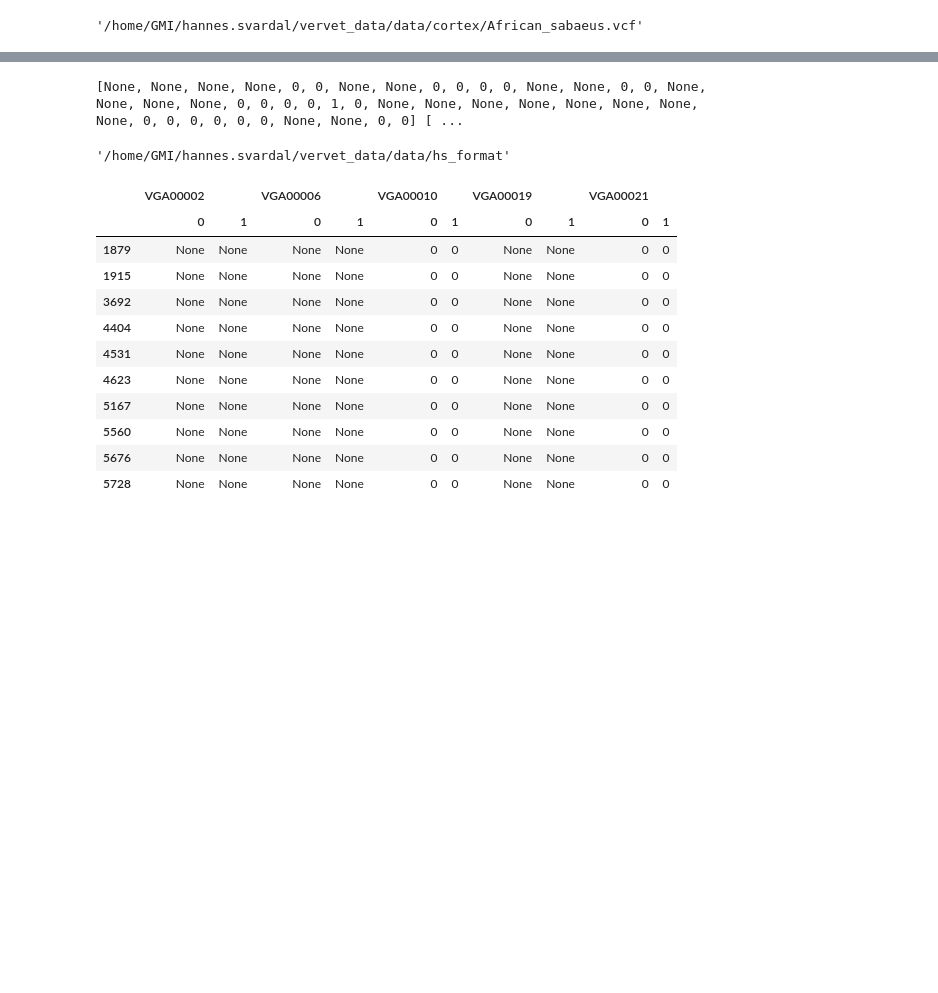
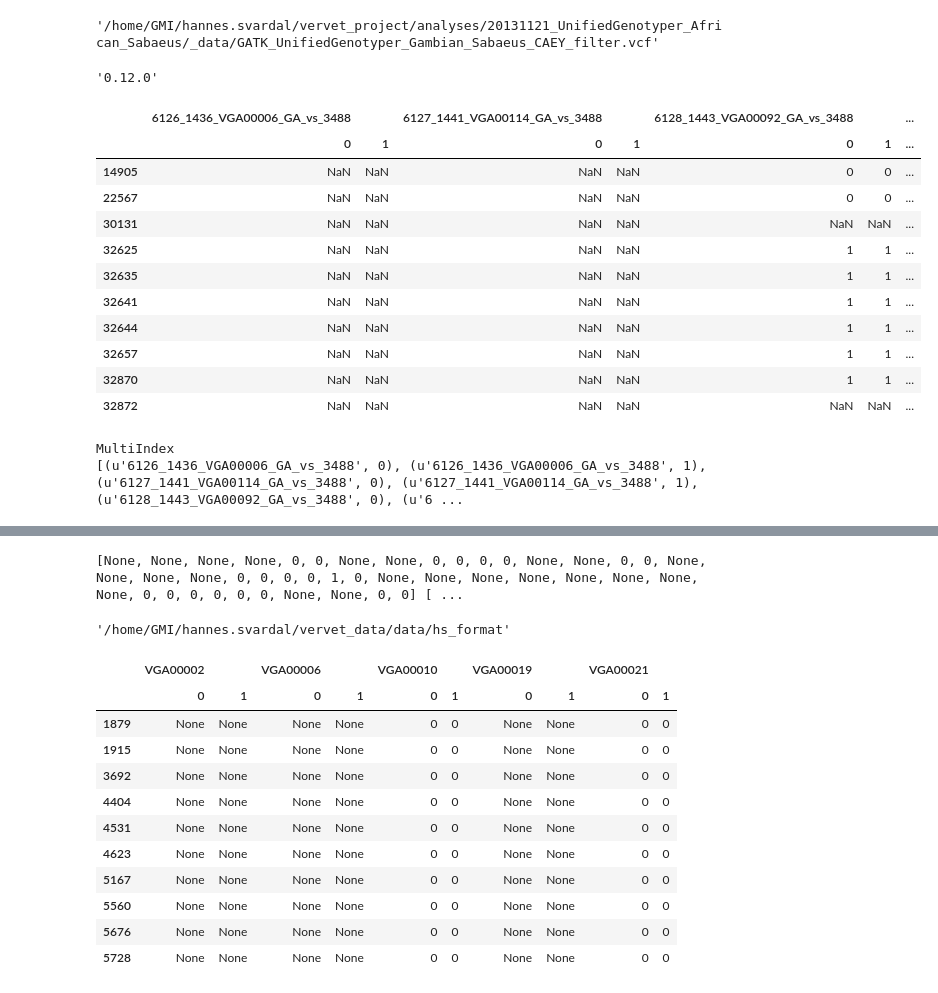
Before and after one commit to peterdfields/hs_vervet, a Jupyter notebook: notebooks/parse_vcf.ipynb, the cells around one changed output, grey strips where cells are left out. Drawn from its saved outputs; the diff is of its cells as text; code cells hidden in the pictures; blank space fills up the shorter version.

```diff
--- a/notebooks/parse_vcf.ipynb
+++ b/notebooks/parse_vcf.ipynb
@@ -8,7 +8,7 @@ import pandas as pd
 import hs_vervet.tools.hs_vervet_basics as hvb
 # %%
 vcf_fname=os.path.expanduser('~/vervet_data/data/cortex/African_sabaeus.vcf')
+# %%
+vcf_fname=os.path.expanduser('~/vervet_project/analyses/20131121_UnifiedGenotyper_African_Sabaeus/_data/GATK_UnifiedGenotyper_Gambian_Sabaeus_CAEY_filter.vcf')
 # %%
 vcf_reader = vcf.Reader(open(vcf_fname, 'r'))
-# %%
-vcf_reader = vcf.Reader(open(vcf_fname, 'r'))
@@ -174,14 +44,14 @@ def vcf_to_tsv(vcf_fname,tsv_basefname):
     tsv_basename=os.path.expanduser(tsv_basefname)
     hvb.try_make_dirs(os.path.dirname(tsv_basename))
 
-    genoytype_dict={None:[None,None],'0/0':[0,0],'0/1':[0,1],'1/0':[1,0],'1/1':[1,1]}
+    genoytype_dict={None:[None,None],'0/0':[0,0],'0/1':[0,1],'1/0':[1,0],'1/1':[1,1],'0/2':[0,2],'2/2':[2,2],'1/2':[1,2]}
 
     def make_df_and_save(genotypes,snp_metadata):
         data_df=pd.DataFrame(genotypes,columns=cols,index=np.array(snp_metadata)[:,1])
         meta_df=pd.DataFrame(snp_metadata,columns=['CHROM','POS','ID','REF','ALT'],index=np.array(snp_metadata)[:,1])
         hvb.save_genotype(data_df,tsv_basefname+"_"+meta_df['CHROM'].iloc[0]+'.tsv')
         meta_df.to_csv(tsv_basefname+"_"+meta_df['CHROM'].iloc[0]+'_metadata'+'.tsv',sep='\t')
-        #return data_df, meta_df
+        return data_df, meta_df
 
     with open(vcf_fname, 'r') as f:
         vcf_reader = vcf.Reader(f)
@@ -212,9 +82,9 @@ def vcf_to_tsv(vcf_fname,tsv_basefname):
                 snp_metadata.append(snp_metadata_row)
                 chrom_last=chrom_current
             #if i>1000: break
-        make_df_and_save(genotypes,snp_metadata)
-    #return data_df,meta_df
+        data_df,meta_df=make_df_and_save(genotypes,snp_metadata)
+    return data_df,meta_df
 # %%
 vcf_fname
 # %% [output]
-'/home/GMI/hannes.svardal/vervet_data/data/cortex/African_sabaeus.vcf'
+'/home/GMI/hannes.svardal/vervet_project/analyses/20131121_UnifiedGenotyper_African_Sabaeus/_data/GATK_UnifiedGenotyper_Gambian_Sabaeus_CAEY_filter.vcf'
@@ -222,0 +91,26 @@ vcf_to_tsv(vcf_fname,"/home/GMI/hannes.svardal/vervet_data/data/hs_format/cortex
+# %%
+data_df, meta_df = vcf_to_tsv(vcf_fname,"test/test1")
+# %%
+pd.__version__
+# %% [output]
+'0.12.0'
+# %%
+data_df.iloc[:10,:10]
+# %% [output]
+|  | 6126_1436_VGA00006_GA_vs_3488 |  | 6127_1441_VGA00114_GA_vs_3488 |  | 6128_1443_VGA00092_GA_vs_3488 |  | ... |
+|  | 0 | 1 | 0 | 1 | 0 | 1 | ... |
+| 14905 | NaN | NaN | NaN | NaN | 0 | 0 | ... |
+| 22567 | NaN | NaN | NaN | NaN | 0 | 0 | ... |
+| 30131 | NaN | NaN | NaN | NaN | NaN | NaN | ... |
+| 32625 | NaN | NaN | NaN | NaN | 1 | 1 | ... |
+| 32635 | NaN | NaN | NaN | NaN | 1 | 1 | ... |
+| 32641 | NaN | NaN | NaN | NaN | 1 | 1 | ... |
+| 32644 | NaN | NaN | NaN | NaN | 1 | 1 | ... |
+| 32657 | NaN | NaN | NaN | NaN | 1 | 1 | ... |
+| 32870 | NaN | NaN | NaN | NaN | 1 | 1 | ... |
+| 32872 | NaN | NaN | NaN | NaN | NaN | NaN | ... |
+# %%
+data_df.iloc[:10,:10].columns
+# %% [output]
+MultiIndex
+[(u'6126_1436_VGA00006_GA_vs_3488', 0), (u'6126_1436_VGA00006_GA_vs_3488', 1), (u'6127_1441_VGA00114_GA_vs_3488', 0), (u'6127_1441_VGA00114_GA_vs_3488', 1), (u'6128_1443_VGA00092_GA_vs_3488', 0), (u'6 ...
```
Also changed, not shown: parts of 21 cells of this notebook, 5 other files.
